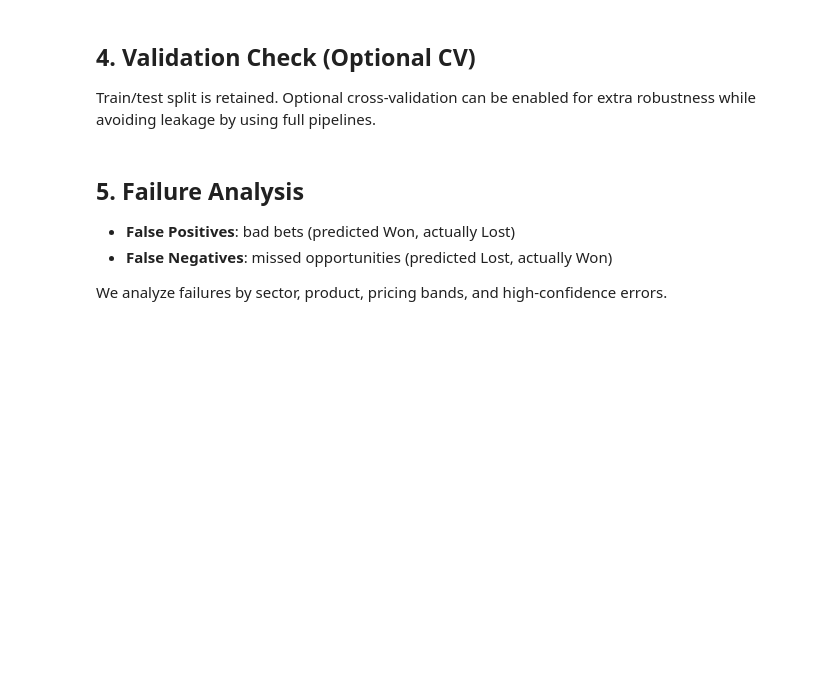
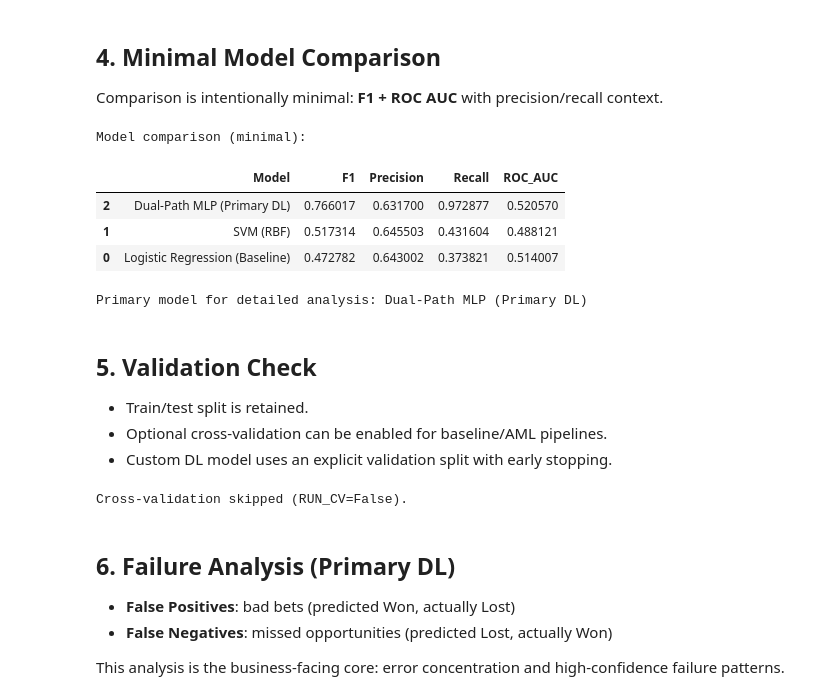
Before and after one commit to AmanKumar1411/AML_DL--Project, a Jupyter notebook: notebook/02_Modeling.ipynb, the cells around one changed output. Cells and saved outputs as stored; diff of their text form; code cells hidden in the pictures; blank space fills up the shorter version.

```diff
--- a/notebook/02_Modeling.ipynb
+++ b/notebook/02_Modeling.ipynb
@@ -216,22 +517,53 @@ print(f'TN={tn}, FP={fp}, FN={fn}, TP={tp}')
+# %% [markdown]
+## 4. Minimal Model Comparison
+Comparison is intentionally minimal: **F1 + ROC AUC** with precision/recall context.
+# %%
+results_df = pd.DataFrame(results).sort_values('F1', ascending=False)
+print('Model comparison (minimal):')
+display(results_df)
+
+with open('../results/model_metrics_aml_dl_all_models.txt', 'w') as f:
+    f.write('Essential Models (AML + DL)\n')
+    f.write(results_df.to_string(index=False))
+
+# Backward-compatible metrics filename.
+with open('../results/model_metrics.txt', 'w') as f:
+    f.write('Essential Models (AML + DL)\n')
+    f.write(results_df.to_string(index=False))
+
+primary_model_name = 'Dual-Path MLP (Primary DL)'
+print(f'Primary model for detailed analysis: {primary_model_name}')
+# %% [output]
+Model comparison (minimal):
+|  | Model | F1 | Precision | Recall | ROC_AUC |
+| 2 | Dual-Path MLP (Primary DL) | 0.766017 | 0.631700 | 0.972877 | 0.520570 |
+| 1 | SVM (RBF) | 0.517314 | 0.645503 | 0.431604 | 0.488121 |
+| 0 | Logistic Regression (Baseline) | 0.472782 | 0.643002 | 0.373821 | 0.514007 |
+Primary model for detailed analysis: Dual-Path MLP (Primary DL)
 # %% [markdown]
-## 4. Validation Check (Optional CV)
-Train/test split is retained. Optional cross-validation can be enabled for extra robustness while avoiding leakage by using full pipelines.
+## 5. Validation Check
+- Train/test split is retained.
+- Optional cross-validation can be enabled for baseline/AML pipelines.
+- Custom DL model uses an explicit validation split with early stopping.
 # %%
 RUN_CV = False
 
 if RUN_CV:
     cv = StratifiedKFold(n_splits=5, shuffle=True, random_state=42)
-    cv_scores = cross_val_score(primary_model, X, y, cv=cv, scoring='f1', n_jobs=-1)
-    print(f'CV F1 scores: {np.round(cv_scores, 4)}')
-    print(f'CV F1 mean: {cv_scores.mean():.4f} +/- {cv_scores.std():.4f}')
+    for name, model in models.items():
+        cv_scores = cross_val_score(model, X, y, cv=cv, scoring='f1', n_jobs=-1)
+        print(f'{name} CV F1 scores: {np.round(cv_scores, 4)}')
+        print(f'{name} CV F1 mean: {cv_scores.mean():.4f} +/- {cv_scores.std():.4f}')
 else:
     print('Cross-validation skipped (RUN_CV=False).')
+# %% [output]
+Cross-validation skipped (RUN_CV=False).
 # %% [markdown]
-## 5. Failure Analysis
+## 6. Failure Analysis (Primary DL)
 - **False Positives**: bad bets (predicted Won, actually Lost)
 - **False Negatives**: missed opportunities (predicted Lost, actually Won)
 
-We analyze failures by sector, product, pricing bands, and high-confidence errors.
+This analysis is the business-facing core: error concentration and high-confidence failure patterns.
 # %%
 failure_df = X_test.copy()
 failure_df['Actual'] = y_test.values
```
Also changed, not shown: parts of 18 cells of this notebook, 10 other files.
